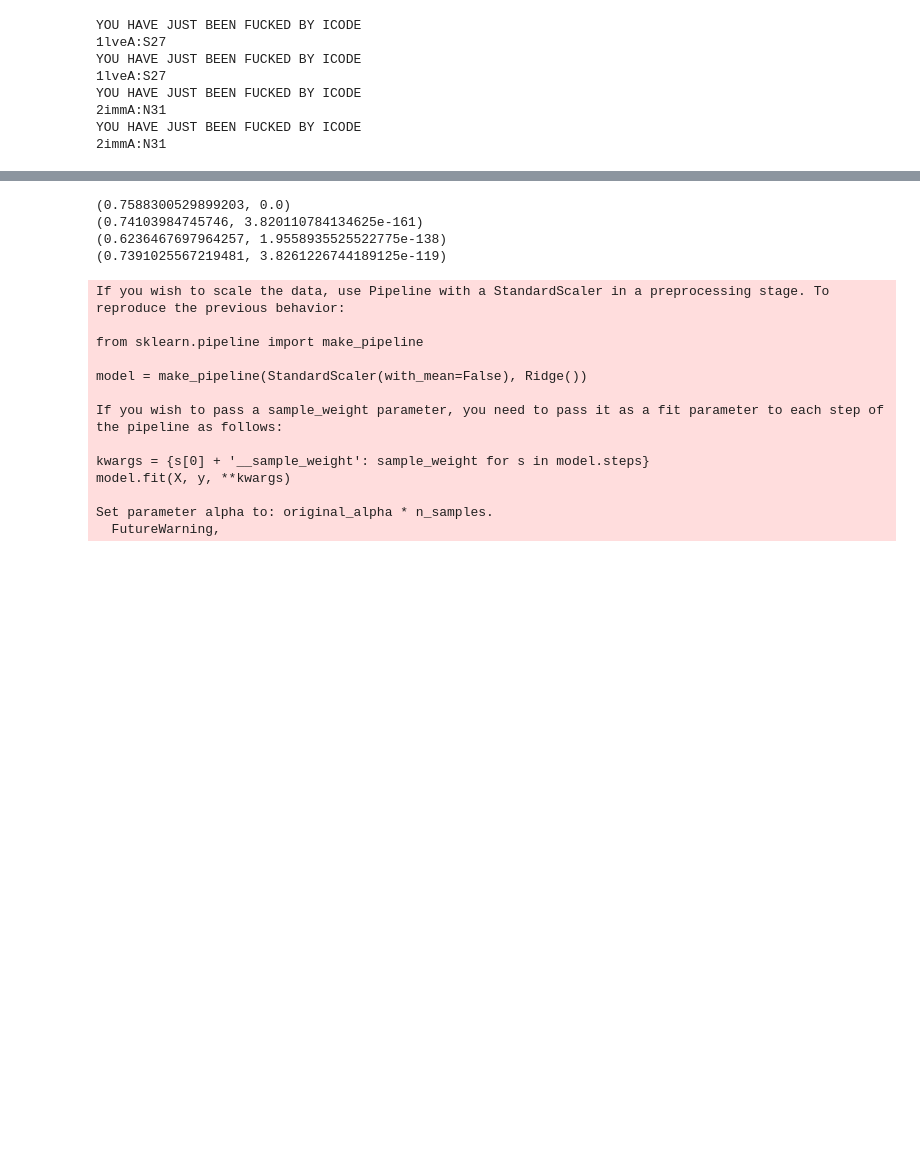
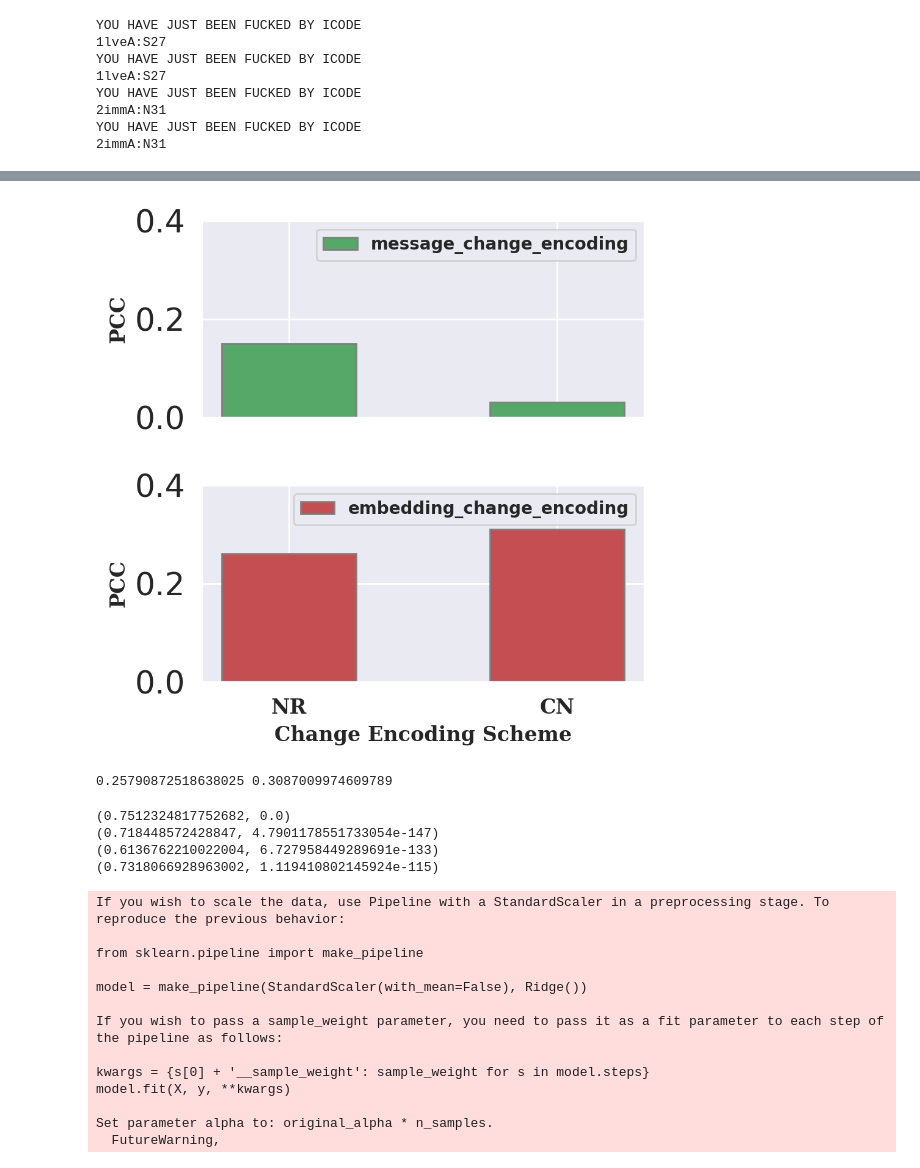
Before and after one commit to SajidAhmeduiu/ProteinMPNN, a Jupyter notebook: Sajid_Additions/Quick_Dirty_MPNN_ML_V2_V3.ipynb, the cells around one changed output, grey strips where cells are left out. Cells and saved outputs as stored; diff of their text form; code cells hidden in the pictures; blank space fills up the shorter version.

```diff
--- a/Sajid_Additions/Quick_Dirty_MPNN_ML_V2_V3.ipynb
+++ b/Sajid_Additions/Quick_Dirty_MPNN_ML_V2_V3.ipynb
@@ -608,3 +529,61 @@ sns.heatmap(corr,
+# %%
+import seaborn as sns
+import matplotlib.pyplot as plt
+import numpy as np
+
+sns.set(font_scale=1.7)
+
+neighbor_ratio_PCC = round(pearsonr(S_2648_y,S_2648_X[:,71])[0],2)
+neighbor_diff_PCC =  round(pearsonr(S_2648_y,S_2648_X[:,73])[0],2)
+message_ratio_PCC = abs(round(pearsonr(S_2648_y,S_2648_X[:,72])[0],2))
+message_diff_PCC =  abs(round(pearsonr(S_2648_y,S_2648_X[:,74])[0],2))
+
+# set height of bar
+message_PCC_vals = [message_ratio_PCC,message_diff_PCC]
+neighbor_PCC_vals = [neighbor_ratio_PCC,neighbor_diff_PCC]
+encoding_sceheme_names =  ["NR","CN"]
+
+dpi_loc = 200
+barWidth = 0.50
+fig, axes = plt.subplots(2,1,sharex=True,sharey=True,figsize=(5, 5),dpi=dpi_loc)
+
+ax1,ax2 = axes
+
+plt.sca(ax1)
+plt.ylabel("PCC",fontsize=12,fontweight="bold",fontfamily="serif")
+plt.ylim(0.00,0.40)
+plt.bar(x=encoding_sceheme_names, height=message_PCC_vals, color ='g', width = barWidth,
+        edgecolor ='grey', label ='message_change_encoding')
+legend_prop={'size': 10, 'weight':"bold"}
+plt.legend(prop=legend_prop)
+
+plt.sca(ax2)
+plt.ylabel("PCC",fontsize=12,fontweight="bold",fontfamily="serif")
+# plt.ylim(0.30,0.85)
+plt.bar(x=encoding_sceheme_names,height=neighbor_PCC_vals, color ='r', width = barWidth,
+        edgecolor ='grey', label ='embedding_change_encoding')
+plt.xlabel("Change Encoding Scheme",fontsize=12,fontweight="bold",fontfamily="serif")
+plt.xticks(fontsize=12,fontweight="bold",fontfamily="serif")
+legend_prop={'size': 10, 'weight':"bold"}
+plt.legend(prop=legend_prop)
+
+plt.tight_layout()
+plt.show()
+# %% [output]
+[figure, added]
+# %%
+# Neighbor Message norm-ratio feature section logic graph
+import seaborn as sns
+import matplotlib.pyplot as plt
+import pandas as pd
+
+sns.set(font_scale=1.7)
+# This d_1 will be created from PCC between S_2648_y and columns (71 and 73) of S_2648_X
+PCC_ratio = pearsonr(S_2648_y,S_2648_X[:,71])[0]
+PCC_diff =  pearsonr(S_2648_y,S_2648_X[:,73])[0]
+print(PCC_ratio,PCC_diff)
+# %% [output]
+0.25790872518638025 0.3087009974609789
 # %%
 S_2648_X_aug = []
 S_2648_y_aug = []
@@ -782,7 +761,7 @@ Ssym_y_aug = np.array(Ssym_y_aug)
 # also, ridge with alpha=0.9, and (center_mut_wild_energy,weighted_neighbor_backward_KL,PSSM) gets the maximum for S_669 while reducing for S_sym
 # used_features = [0,2,4,5,6,7,8,9,10,16,17,18,19,20,21,22,23,24,25,31,32,33,34,35]
 # used_features = [0,2,4,5,6,7,8,9,10,16,17,18,19,20,21,22,23,24,25,31,32,33,34,35]
-used_features = [0,2,4,5,6,7,8,9,10,31,32,33,34,35]
+used_features = [0,5,6,7,8,9,10,31,32,33,34,35]
 # used_features = [0,2,4,5,6,7,8,9,10,16,17,18,19,20,21,22,23,24,25,31,32,33,34,35]
 reg = Ridge(alpha=0,normalize=True,max_iter=5000000).fit(S_2648_X_aug[:,used_features], S_2648_y_aug)
 print(pearsonr(S_2648_y_aug,reg.predict(S_2648_X_aug[:,used_features])))
@@ -790,10 +769,10 @@ print(pearsonr(S_921_y_aug[0::2],reg.predict(S_921_X_aug[0::2,used_features])))
 print(pearsonr(S_669_y_aug,reg.predict(S_669_X_aug[:,used_features])))
 print(pearsonr(Ssym_y_aug,reg.predict(Ssym_X_aug[:,used_features])))
 # %% [output]
-(0.7588300529899203, 0.0)
-(0.74103984745746, 3.820110784134625e-161)
-(0.6236467697964257, 1.9558935525522775e-138)
-(0.7391025567219481, 3.8261226744189125e-119)
+(0.7512324817752682, 0.0)
+(0.718448572428847, 4.7901178551733054e-147)
+(0.6136762210022004, 6.727958449289691e-133)
+(0.7318066928963002, 1.119410802145924e-115)
 If you wish to scale the data, use Pipeline with a StandardScaler in a preprocessing stage. To reproduce the previous behavior:
 
 from sklearn.pipeline import make_pipeline
```
Also changed, not shown: parts of 37 cells of this notebook.
